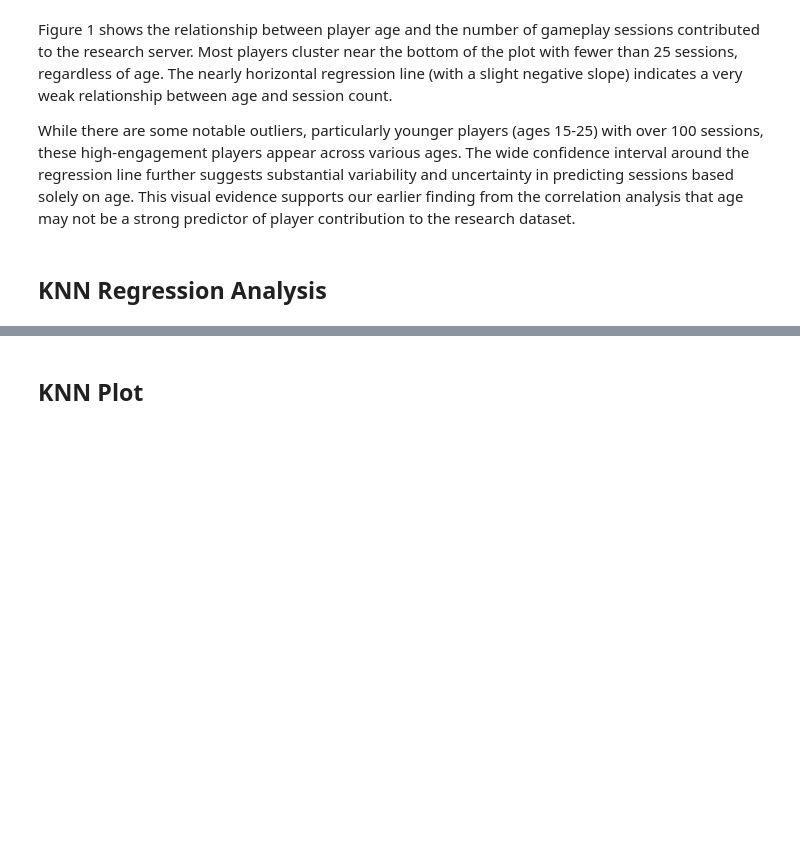
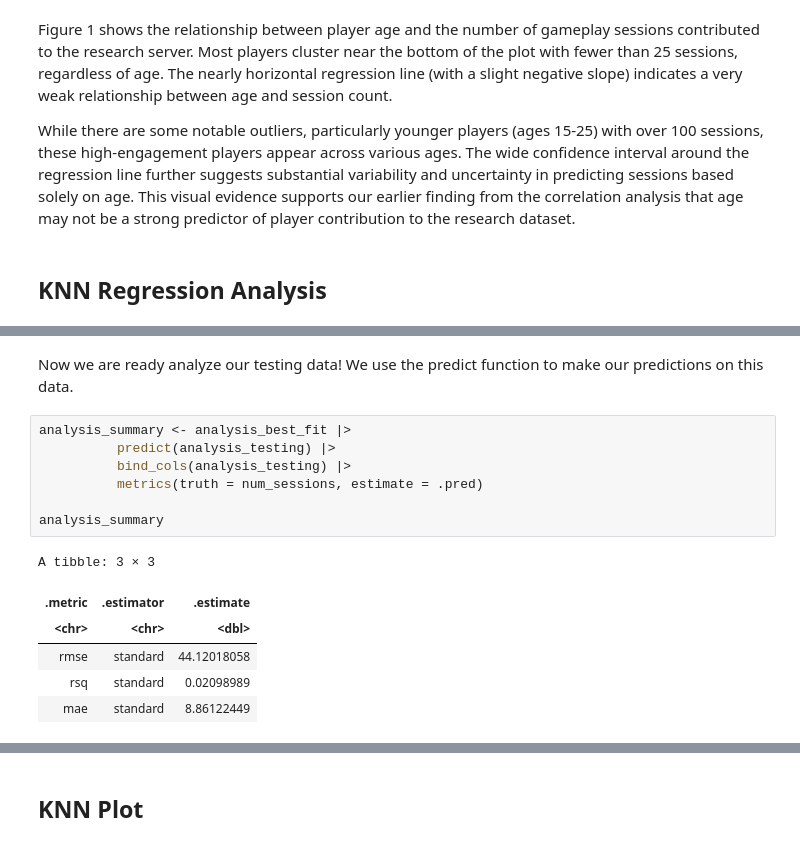
Before and after one commit to glarson5/dsci-100-group-project, a Jupyter notebook: Project Report.ipynb, the cells around one changed output, grey strips where cells are left out. Drawn from its saved outputs; the diff is of its cells as text; blank space fills up the shorter version.

```diff
--- a/Project Report.ipynb
+++ b/Project Report.ipynb
@@ -228,0 +242,16 @@ analysis_summary <- analysis_best_fit |>
+# %% [markdown]
+Now we are ready analyze our testing data! We use the predict function to make our predictions on this data.
+# %%
+analysis_summary <- analysis_best_fit |>
+          predict(analysis_testing) |>
+          bind_cols(analysis_testing) |>
+          metrics(truth = num_sessions, estimate = .pred)
+
+analysis_summary
+# %% [output]
+A tibble: 3 × 3
+| .metric | .estimator | .estimate |
+| <chr> | <chr> | <dbl> |
+| rmse | standard | 44.12018058 |
+| rsq | standard | 0.02098989 |
+| mae | standard | 8.86122449 |
```
Also changed, not shown: parts of 11 cells of this notebook.
